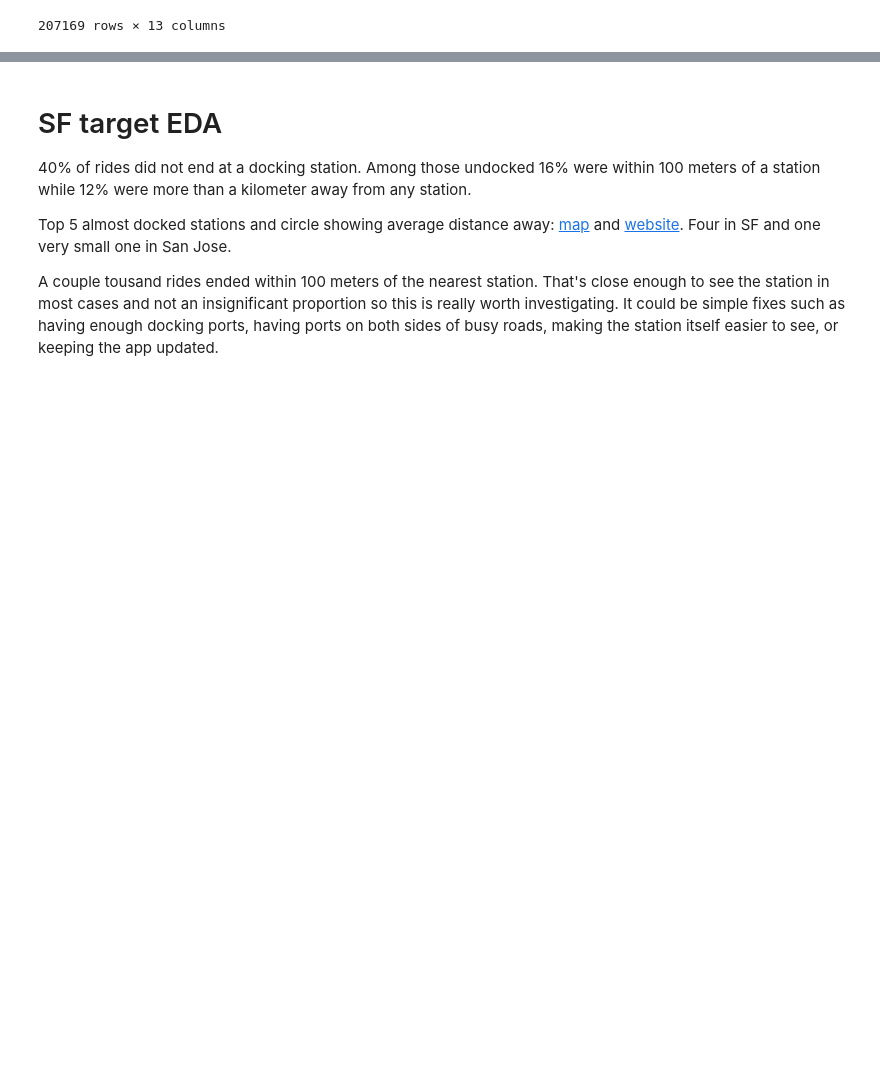
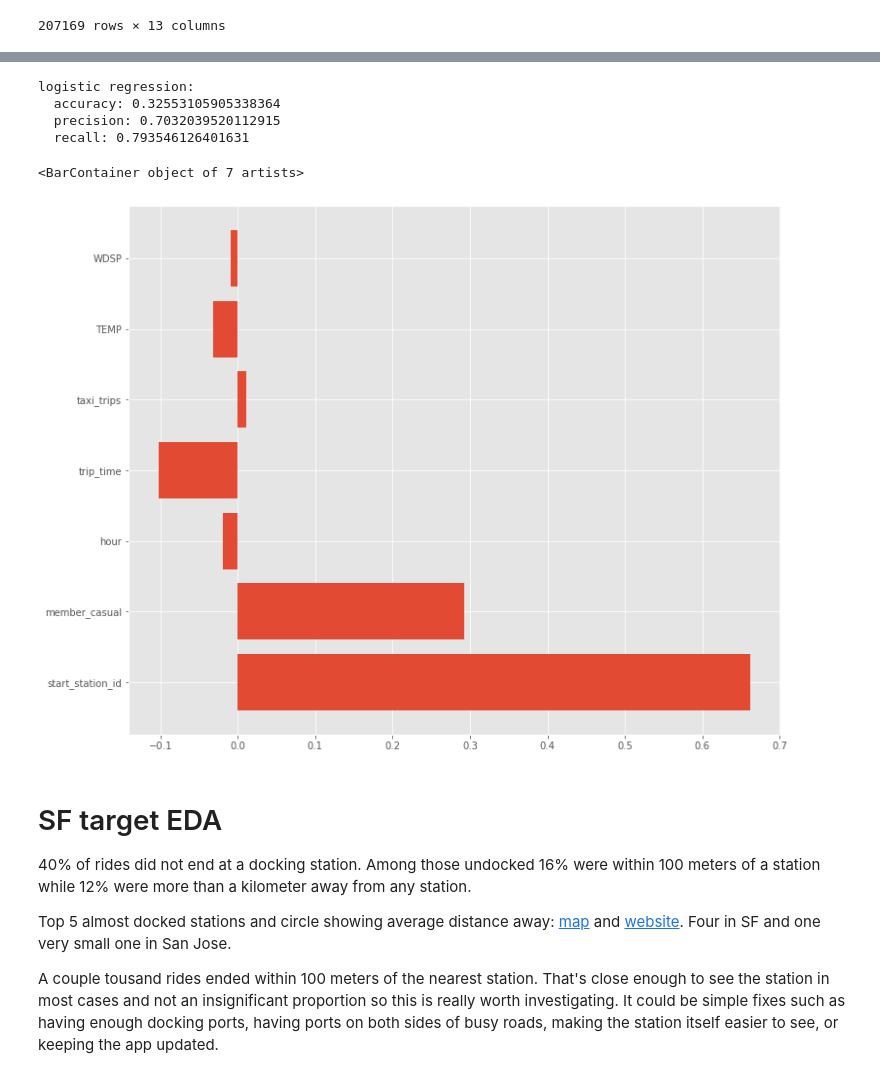
Before and after one commit to nick-kopy/Modeling-Electric-Rental-Bike-Lock-Ups, a Jupyter notebook: cap2.ipynb, the cells around one changed output, grey strips where cells are left out. Saved outputs shown, nothing was run; the diff lists cells and outputs as text; code cells hidden in the pictures; blank space fills up the shorter version.

```diff
--- a/cap2.ipynb
+++ b/cap2.ipynb
@@ -615,0 +676,11 @@ mean_squared_error(y_test, yhat)**0.5
+# %%
+# splitting data up
+
+X = sf2.copy()
+
+y = X['end_station_id']
+X = X.drop(columns=['end_station_id', 'date', 'closest_id', 'closest_dist', 'end_lat', 'end_lng'])
+
+X_train, X_test, y_train, y_test = train_test_split(X, y)
+
+X_train
@@ -615,0 +709,9 @@ mean_squared_error(y_test, yhat)**0.5
+# %%
+# Scaling data
+scaler2 = StandardScaler()
+
+scaler2.fit(X_train)
+
+X_train_scaled = scaler2.transform(X_train)
+
+X_test_scaled = scaler2.transform(X_test)
@@ -615,0 +739,11 @@ mean_squared_error(y_test, yhat)**0.5
+# %%
+lr_grid = {'penalty': ['l1', 'l2', 'none'],
+           'C': np.linspace(0,1,11)}
+
+lr_gridsearch = GridSearchCV(LogisticRegression(),
+                             lr_grid,
+                             verbose=True,
+                             scoring='neg_mean_squared_error')
+lr_gridsearch.fit(X_train_scaled, y_train)
+
+print("best parameters:", lr_gridsearch.best_params_)
@@ -616,3 +771,31 @@ mean_squared_error(y_test, yhat)**0.5
+# %%
+# non-tuned model
+model4_sf = LogisticRegression(C=0, penalty='none').fit(X_train_scaled, y_train)
+
+yhat_4 = model4_sf.predict(X_test_scaled)
+# %%
+# accuracy measure
+acc_lr = mean_squared_error(y_test, yhat_4)
+
+# precision measure
+prc_lr = precision_score(y_test, yhat_4)
+
+# recall measure
+rec_lr = recall_score(y_test, yhat_4)
+
+print('logistic regression:\n  accuracy: {}\n  precision: {}\n  recall: {}'.format(acc_lr, prc_lr, rec_lr))
+# %% [output]
+logistic regression:
+  accuracy: 0.32553105905338364
+  precision: 0.7032039520112915
+  recall: 0.793546126401631
+# %%
+fix, ax = plt.subplots(figsize=(12,10))
+
+ax.barh(X_train.columns, model4_sf.coef_[0])
+# %% [output]
+<BarContainer object of 7 artists>
+[figure, added]
 # %% [markdown]
 # SF target EDA
 40% of rides did not end at a docking station. Among those undocked 16% were within 100 meters of a station while 12% were more than a kilometer away from any station.
```
Also changed, not shown: parts of 61 cells of this notebook.
